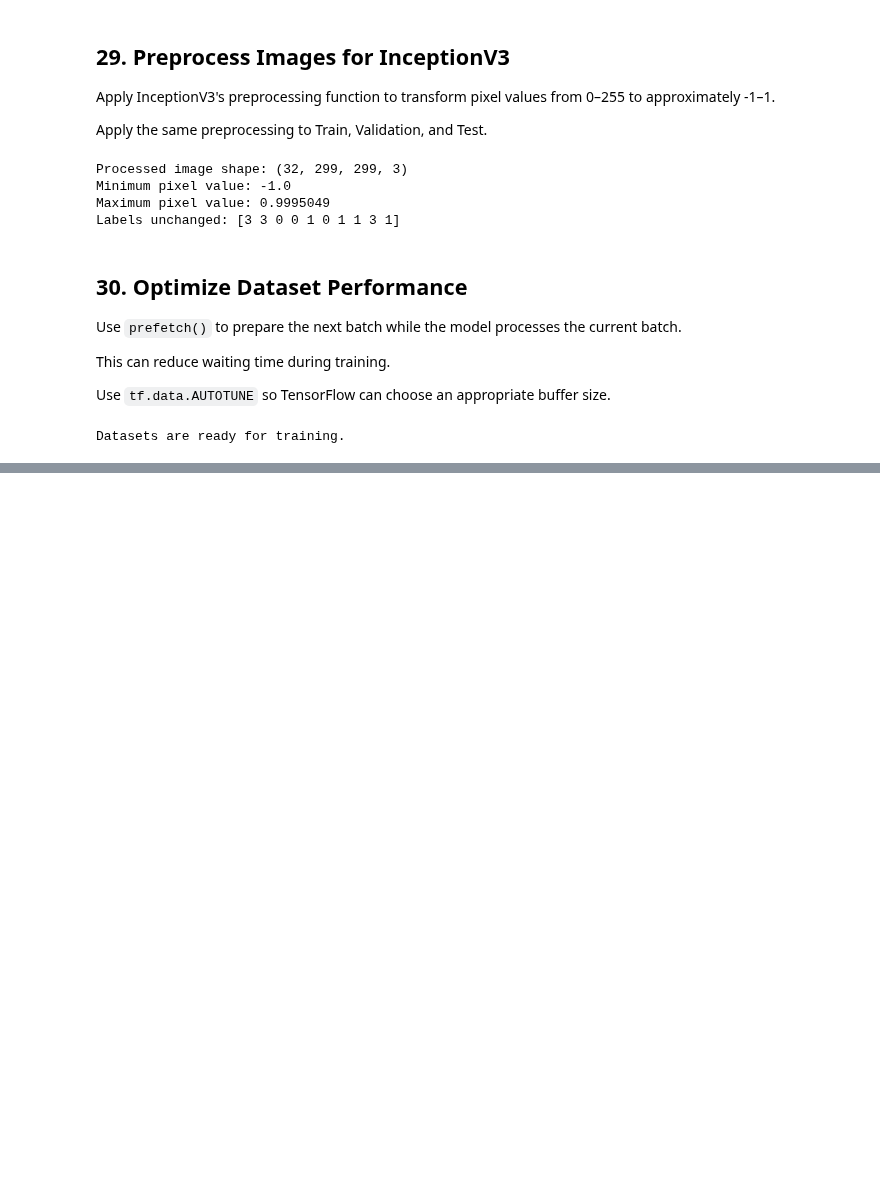
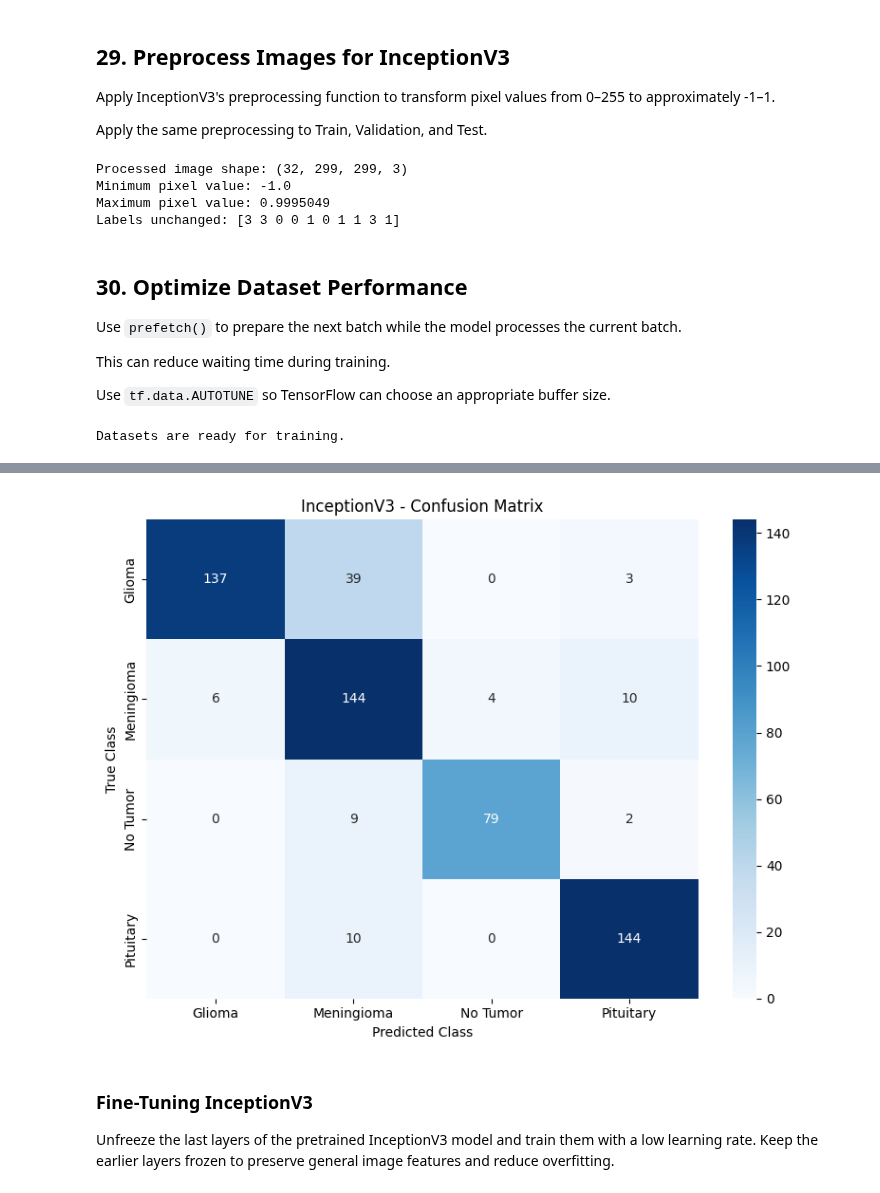
Before and after one commit to lahcen404/BrainScanAI-v2, a Jupyter notebook: notebooks/02_classification_eda.ipynb, the cells around one changed output, grey strips where cells are left out. Cells and saved outputs as stored; diff of their text form; code cells hidden in the pictures; blank space fills up the shorter version.

```diff
--- a/notebooks/02_classification_eda.ipynb
+++ b/notebooks/02_classification_eda.ipynb
@@ -1366,0 +1443,8 @@ Datasets are ready for training.
+# %%
+model.compile(
+    optimizer=tf.keras.optimizers.Adam(learning_rate=0.001),
+    loss="sparse_categorical_crossentropy",
+    metrics=["accuracy"]
+)
+
+print("Model compiled successfully.")
@@ -1366,0 +1498,9 @@ Datasets are ready for training.
+# %%
+EPOCHS = 10
+
+history = model.fit(
+    train_ds,
+    validation_data=val_ds,
+    epochs=EPOCHS,
+    callbacks=callbacks
+)
@@ -1366,0 +1545,53 @@ Datasets are ready for training.
+# %%
+import numpy as np
+import matplotlib.pyplot as plt
+import seaborn as sns
+
+from sklearn.metrics import (
+    classification_report,
+    confusion_matrix
+)
+
+# Get true labels from the test dataset
+y_true = np.concatenate([
+    labels.numpy() for images, labels in test_ds
+])
+
+# Predict classes
+y_prob = model.predict(test_ds, verbose=1)
+y_pred = np.argmax(y_prob, axis=1)
+
+# Classification report
+class_names = test_ds.class_names
+
+print(classification_report(
+    y_true,
+    y_pred,
+    labels=range(len(class_names)),
+    target_names=class_names,
+    digits=4,
+    zero_division=0
+))
+
+# Confusion matrix
+cm = confusion_matrix(
+    y_true,
+    y_pred,
+    labels=range(len(class_names))
+)
+
+plt.figure(figsize=(8, 6))
+sns.heatmap(
+    cm,
+    annot=True,
+    fmt="d",
+    cmap="Blues",
+    xticklabels=class_names,
+    yticklabels=class_names
+)
+plt.xlabel("Predicted Class")
+plt.ylabel("True Class")
+plt.title("InceptionV3 - Confusion Matrix")
+plt.tight_layout()
+plt.show()
+# %% [output]
@@ -1366,0 +1609,5 @@ Datasets are ready for training.
+[figure, added]
+# %% [markdown]
+### Fine-Tuning InceptionV3
+
+Unfreeze the last layers of the pretrained InceptionV3 model and train them with a low learning rate. Keep the earlier layers frozen to preserve general image features and reduce overfitting.
```
Also changed, not shown: parts of 41 cells of this notebook, 1 other file.
